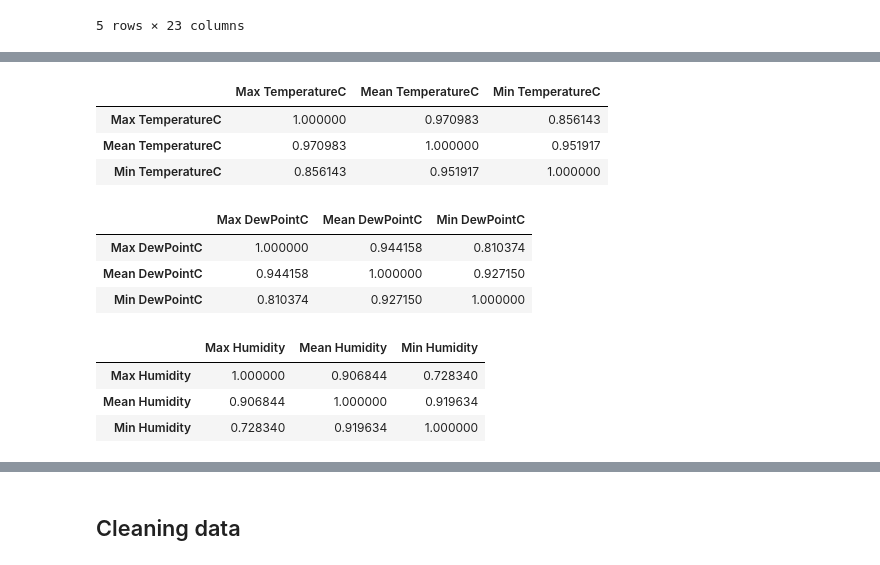
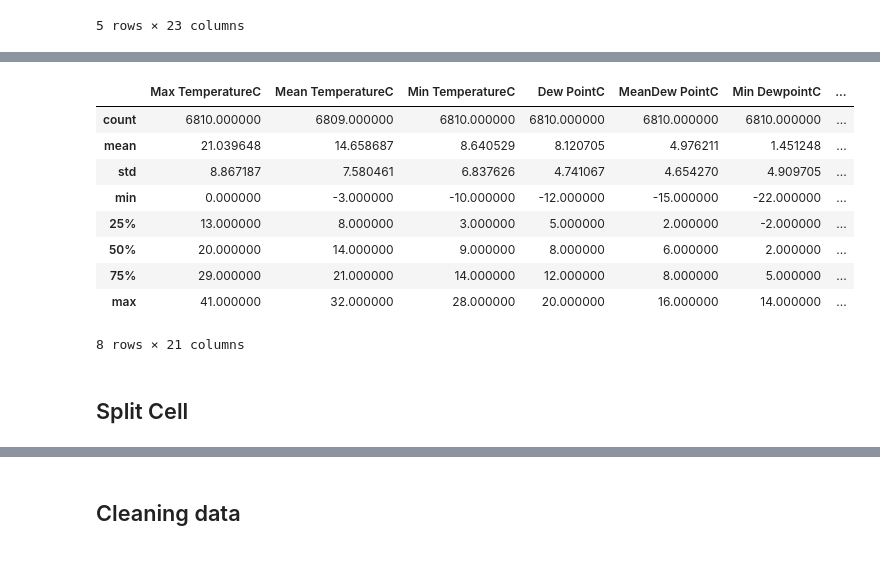
Before and after one commit to nnyPRO/Daily_Weather, a Jupyter notebook: code/analyze_data.ipynb, the cells around one changed output, grey strips where cells are left out. Saved outputs shown, nothing was run; the diff lists cells and outputs as text; code cells hidden in the pictures.

Commit message:
add some insight of data

```diff
--- a/code/analyze_data.ipynb
+++ b/code/analyze_data.ipynb
@@ -37,29 +44,29 @@ data
+# %%
+data.describe()
+# %% [output]
+|  | Max TemperatureC | Mean TemperatureC | Min TemperatureC | Dew PointC | MeanDew PointC | Min DewpointC | ... |
+| count | 6810.000000 | 6809.000000 | 6810.000000 | 6810.000000 | 6810.000000 | 6810.000000 | ... |
+| mean | 21.039648 | 14.658687 | 8.640529 | 8.120705 | 4.976211 | 1.451248 | ... |
+| std | 8.867187 | 7.580461 | 6.837626 | 4.741067 | 4.654270 | 4.909705 | ... |
+| min | 0.000000 | -3.000000 | -10.000000 | -12.000000 | -15.000000 | -22.000000 | ... |
+| 25% | 13.000000 | 8.000000 | 3.000000 | 5.000000 | 2.000000 | -2.000000 | ... |
+| 50% | 20.000000 | 14.000000 | 9.000000 | 8.000000 | 6.000000 | 2.000000 | ... |
+| 75% | 29.000000 | 21.000000 | 14.000000 | 12.000000 | 8.000000 | 5.000000 | ... |
+| max | 41.000000 | 32.000000 | 28.000000 | 20.000000 | 16.000000 | 14.000000 | ... |
+8 rows × 21 columns
+# %% [markdown]
+## Split Cell
 # %%
 # data.columns = ['Date', 'Max TemperatureC', 'Mean TemperatureC', 'Min TemperatureC', 'Max DewPointC', 'Mean DewPointC', 'Min DewPointC', 'Max Humidity', 'Mean Humidity', 'Min Humidity', 'Max SLP', 'Mean SLP', 'Min SLP', 'Max VisibilityKm', 'Mean VisibilityKm', 'Min VisibilitykM', 'Max Wind SpeedKm/h', 'Mean Wind SpeedKm/h', 'Max Gust SpeedKm/h', 'Precipitationmm', 'CloudCover', 'Events', 'WindDirDegrees']
 # data
 # %%
-temperature_data = data[['Max TemperatureC','Mean TemperatureC','Min TemperatureC']]
-temperature_data.corr()
+# temperature_data = data[['Max TemperatureC','Mean TemperatureC','Min TemperatureC']]
+# temperature_data.corr()
-# %% [output]
-|  | Max TemperatureC | Mean TemperatureC | Min TemperatureC |
-| Max TemperatureC | 1.000000 | 0.970983 | 0.856143 |
-| Mean TemperatureC | 0.970983 | 1.000000 | 0.951917 |
-| Min TemperatureC | 0.856143 | 0.951917 | 1.000000 |
 # %%
-dew_point_data = data[['Dew PointC','MeanDew PointC','Min DewpointC']]
-dew_point_data.columns = ['Max DewPointC','Mean DewPointC','Min DewPointC']
-dew_point_data.corr()
+# dew_point_data = data[['Dew PointC','MeanDew PointC','Min DewpointC']]
+# dew_point_data.columns = ['Max DewPointC','Mean DewPointC','Min DewPointC']
+# dew_point_data.corr()
-# %% [output]
-|  | Max DewPointC | Mean DewPointC | Min DewPointC |
-| Max DewPointC | 1.000000 | 0.944158 | 0.810374 |
-| Mean DewPointC | 0.944158 | 1.000000 | 0.927150 |
-| Min DewPointC | 0.810374 | 0.927150 | 1.000000 |
 # %%
-humidity_data = data[['Max Humidity', 'Mean Humidity', 'Min Humidity']]
-humidity_data.corr()
+# humidity_data = data[['Max Humidity', 'Mean Humidity', 'Min Humidity']]
+# humidity_data.corr()
-# %% [output]
-|  | Max Humidity | Mean Humidity | Min Humidity |
-| Max Humidity | 1.000000 | 0.906844 | 0.728340 |
-| Mean Humidity | 0.906844 | 1.000000 | 0.919634 |
-| Min Humidity | 0.728340 | 0.919634 | 1.000000 |
 # %%
```
Also changed, not shown: parts of 16 cells of this notebook.
